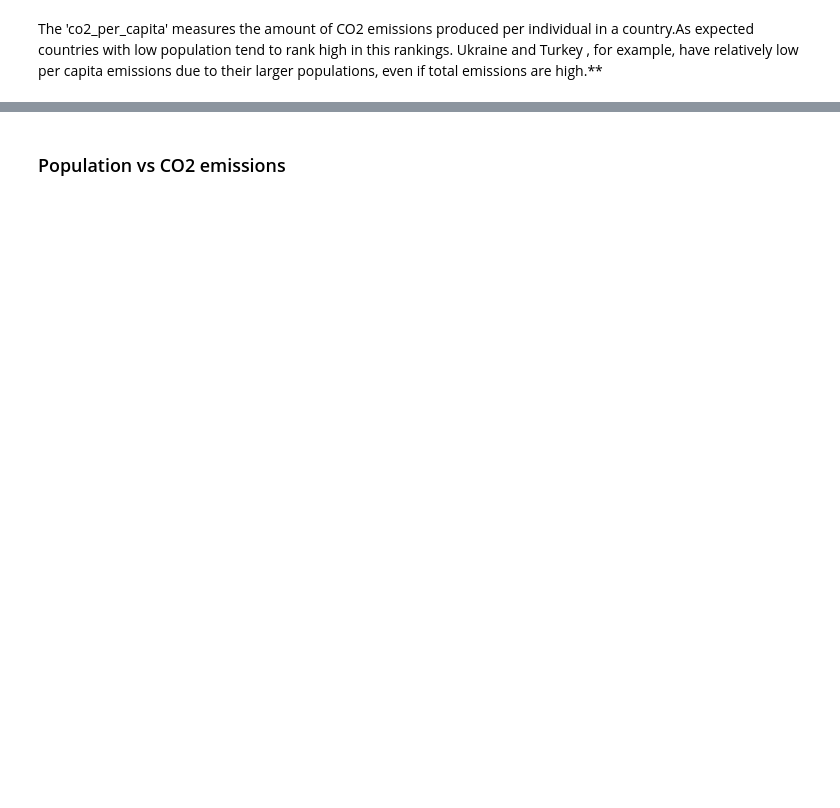
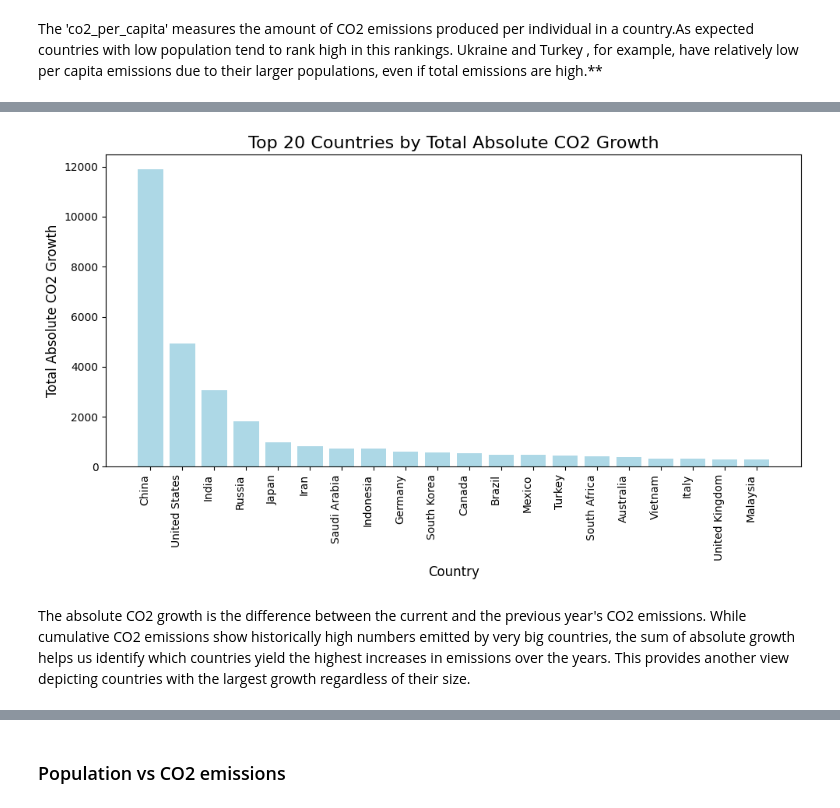
Before and after one commit to Eris1allkanjari/DOPP, a Jupyter notebook: dopp-assignment-2.ipynb, the cells around one changed output, grey strips where cells are left out. Drawn from its saved outputs; the diff is of its cells as text; code cells hidden in the pictures; blank space fills up the shorter version.

Commit message:
Kaggle Notebook | DOPP- Assignment 2 | Version 6

```diff
--- a/dopp-assignment-2.ipynb
+++ b/dopp-assignment-2.ipynb
@@ -14,5 +14,5 @@ import plotly.express as px
 import seaborn as sns
 
 
-df = pd.read_csv('/kaggle/input/d/darkdustd/co2-data/owid-co2-data.csv')
+df = pd.read_csv('/kaggle/input/co2-data/owid-co2-data.csv')
 # %% [markdown]
@@ -232,0 +313,22 @@ by a country?
+# %%
+# summation of the absolute co2 growth over the recorded years
+growth_by_year_abs = df_cleaned.groupby('country')['co2_growth_abs'].sum().reset_index()
+
+# sorting absolute co2 growth
+growth_by_year_abs = growth_by_year_abs.sort_values(by='co2_growth_abs', ascending=False)
+
+# bar chart for visualializing absolute growth
+plt.figure(figsize=(10, 6))
+plt.bar(growth_by_year_abs['country'].head(20), growth_by_year_abs['co2_growth_abs'].head(20), color='lightblue')
+
+plt.title('Top 20 Countries by Total Absolute CO2 Growth', fontsize=16)
+plt.xlabel('Country', fontsize=12)
+plt.ylabel('Total Absolute CO2 Growth', fontsize=12)
+plt.xticks(rotation=90, ha='right')
+plt.tight_layout()
+
+plt.show()
+# %% [output]
+[figure, added]
+# %% [markdown]
+The absolute CO2 growth is the difference between the current and the previous year's CO2 emissions. While cumulative CO2 emissions show historically high numbers emitted by very big countries, the sum of absolute growth helps us identify which countries yield the highest increases in emissions over the years. This provides another view depicting countries with the largest growth regardless of their size.
```
Also changed, not shown: parts of 28 cells of this notebook.
